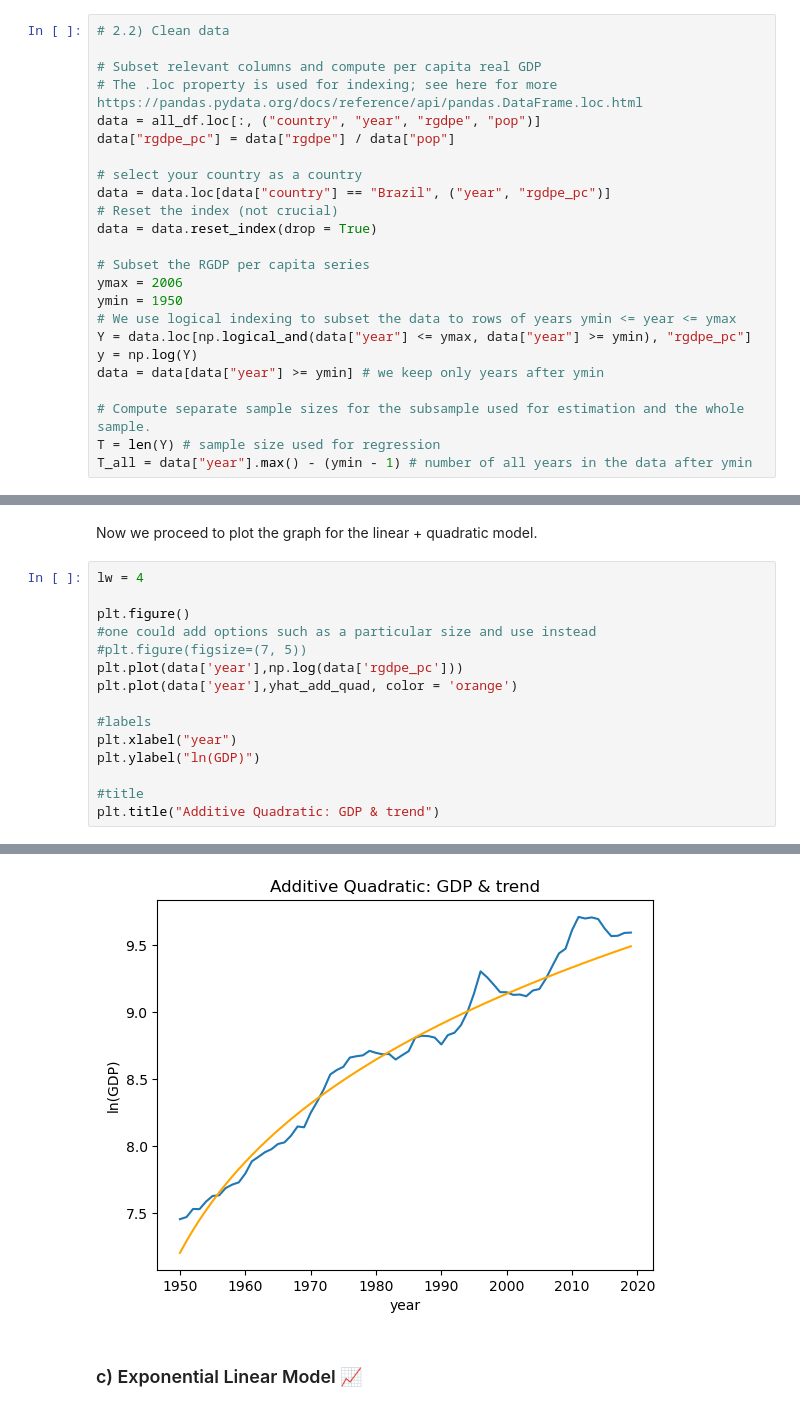
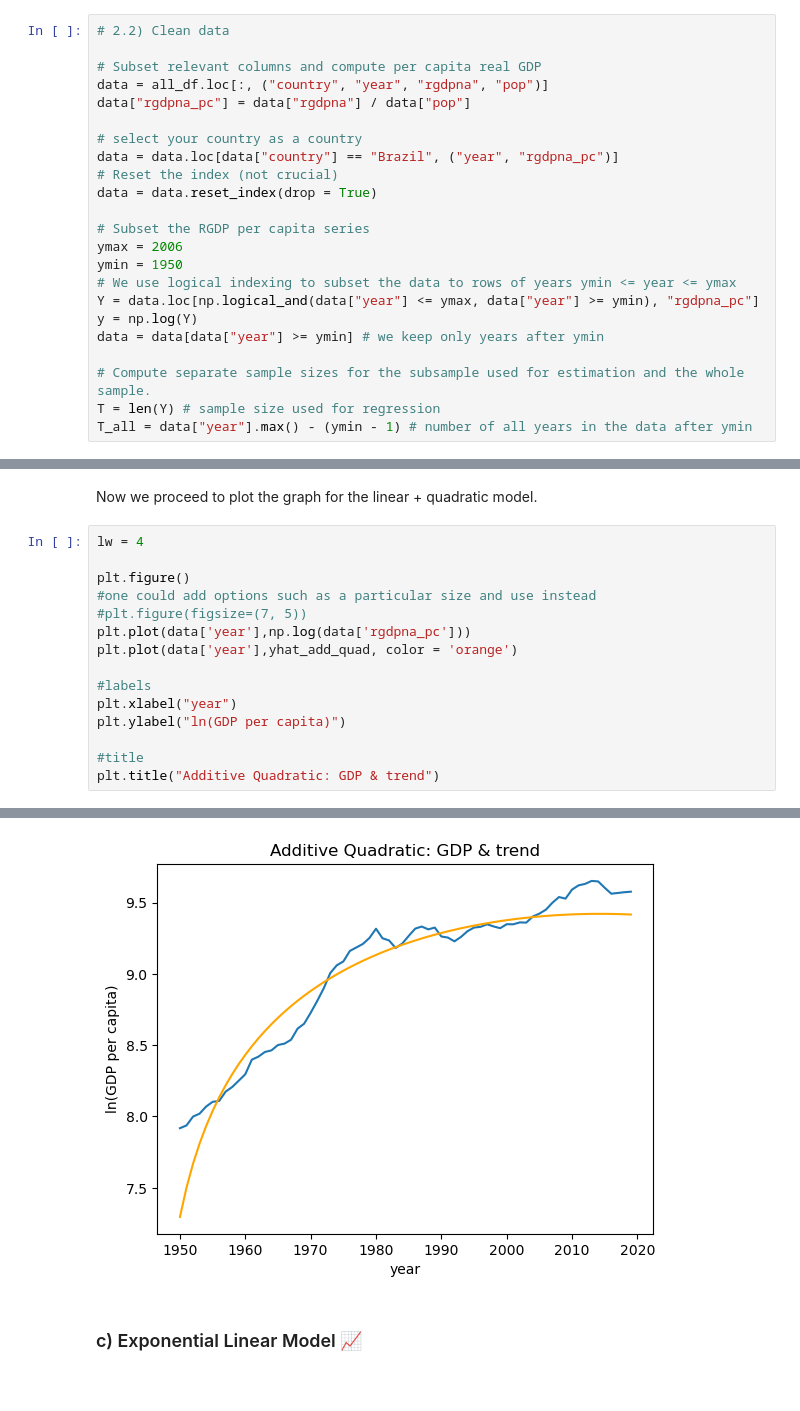
Before and after one commit to Jessie-Fung/ec2b1-brazil, a Jupyter notebook: code/code.ipynb, the cells around one changed output, grey strips where cells are left out. Drawn from its saved outputs; the diff is of its cells as text.

```diff
--- a/code/code.ipynb
+++ b/code/code.ipynb
@@ -18,12 +17,11 @@ from get_regression_coefs_general import get_regression_coefs # import our funct
 # 2.2) Clean data
 
 # Subset relevant columns and compute per capita real GDP
-# The .loc property is used for indexing; see here for more https://pandas.pydata.org/docs/reference/api/pandas.DataFrame.loc.html
-data = all_df.loc[:, ("country", "year", "rgdpe", "pop")]
-data["rgdpe_pc"] = data["rgdpe"] / data["pop"]
+data = all_df.loc[:, ("country", "year", "rgdpna", "pop")]
+data["rgdpna_pc"] = data["rgdpna"] / data["pop"]
 
 # select your country as a country
-data = data.loc[data["country"] == "Brazil", ("year", "rgdpe_pc")]
+data = data.loc[data["country"] == "Brazil", ("year", "rgdpna_pc")]
 # Reset the index (not crucial)
 data = data.reset_index(drop = True)
 
@@ -31,7 +29,7 @@ data = data.reset_index(drop = True)
 ymax = 2006
 ymin = 1950
 # We use logical indexing to subset the data to rows of years ymin <= year <= ymax
-Y = data.loc[np.logical_and(data["year"] <= ymax, data["year"] >= ymin), "rgdpe_pc"]
+Y = data.loc[np.logical_and(data["year"] <= ymax, data["year"] >= ymin), "rgdpna_pc"]
 y = np.log(Y)
 data = data[data["year"] >= ymin] # we keep only years after ymin
 
@@ -121,21 +119,21 @@ Now we proceed to plot the graph for the linear + quadratic model.
 # %%
 lw = 4
 
 plt.figure()
 #one could add options such as a particular size and use instead
 #plt.figure(figsize=(7, 5))
-plt.plot(data['year'],np.log(data['rgdpe_pc']))
+plt.plot(data['year'],np.log(data['rgdpna_pc']))
 plt.plot(data['year'],yhat_add_quad, color = 'orange')
 
 #labels
 plt.xlabel("year")
-plt.ylabel("ln(GDP)")
+plt.ylabel("ln(GDP per capita)")
 
 #title
 plt.title("Additive Quadratic: GDP & trend")
 # %% [output]
 Text(0.5, 1.0, 'Additive Quadratic: GDP & trend')
-[figure, old version]
+[figure, new version]
 # %% [markdown]
 ### c) Exponential Linear Model 📈
 # %%
```
Also changed, not shown: parts of 6 cells of this notebook.
